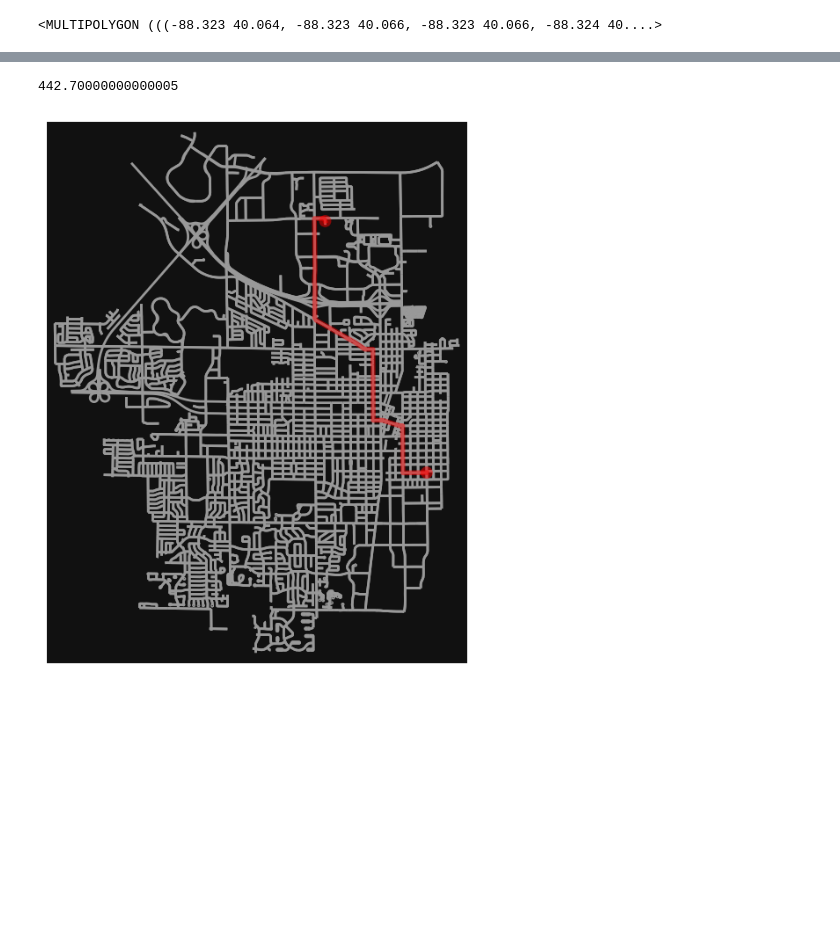
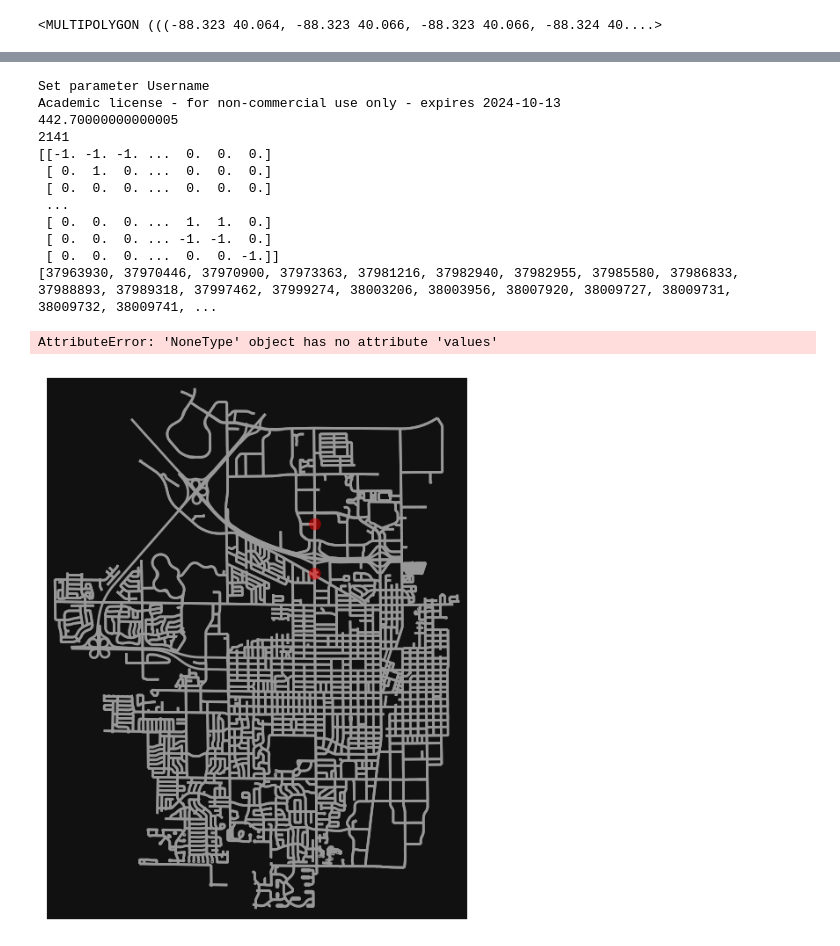
Before and after one commit to jcrayb/transport-research-project, a Jupyter notebook: osmnx/test.ipynb, the cells around one changed output, grey strips where cells are left out. Cells and saved outputs as stored; diff of their text form; code cells hidden in the pictures; blank space fills up the shorter version.

```diff
--- a/osmnx/test.ipynb
+++ b/osmnx/test.ipynb
@@ -39,11 +33,3 @@ for i,node in enumerate(nodes):
         views = [view for view in champaign[node].values()]
         for view in views:
             print(view[0]['name'])'''
-
-edges = champaign.edges
-
-for i, edge in enumerate(edges):
-    if not i:
-        print(edge)
-        print(champaign[edge[0]][edge[1]])
-        #print(champaign[edge[1]])
@@ -85,0 +65,12 @@ ox.plot_graph(champaign)
+# %%
+import networkx as nx
+import numpy as np
+
+for i, node in enumerate(champaign.nodes):
+    if node == starting_node:
+        start_idx = i
+    elif node == final_node:
+        final_idx = i
+
+print(start_idx, final_idx)
+print(starting_node)
@@ -86,8 +134,15 @@ ox.plot_graph(champaign)
 # %%
+import networkx as nx
 import gurobipy as gp
 from gurobipy import GRB
+import numpy as np
 
-edges = list(champaign.edges)
+G = nx.DiGraph()
+
+edges = champaign.edges
+
+G.add_nodes_from(champaign.nodes())
+G.add_edges_from(champaign.edges())
 
 banned_coords = [(40.130902, -88.243662), (40.130462, -88.238855), (40.132660, -88.243546)]
 
@@ -134,60 +189,51 @@ m.Params.LogToConsole = 0
 m.Params.Method = 0
 
 f = m.addMVar(shape=n_edges, vtype=GRB.CONTINUOUS, lb=0, name="")
 
 weights = [travel_time for edge, travel_time in travel_times_dict.items()]
 
 m.addConstr(A@f==b)
 #m.addConstr(f[edge_idx] == 0)
 obj = np.array(weights)@f
 m.setObjective(obj, GRB.MINIMIZE)
 m.optimize()
 
 print(m.ObjVal)
 
 flows = m.getAttr("X", m.getVars())
 
 flowed_edges_idx = []
 flowed_edges = []
 
 for i in range(len(flows)):
         if flows[i]:
             flowed_edges_idx += [i]
 
-flowed_pts = []
+route  = []
 
-for i, (u, v, k) in enumerate(champaign.edges):
+for i, edge in enumerate(champaign.edges):
     if i in flowed_edges_idx:
-        flowed_edges += [(u, v)]
+        route += [edge[0]]
 
-        for pt in (u, v):
-            if pt not in flowed_pts:
-                flowed_pts += [pt]
+print(G.number_of_nodes())
+print(A)
 
+print(route)
 
-
-
-current_edge = [edge for edge in flowed_edges if edge[0] == starting_node][0]
-
-route_edges = [current_edge]
-route_pts = [current_edge[0]]
-
-flowed_edges.remove(current_edge)
-
-while len(flowed_edges):
-    for edge in flowed_edges:
-        #print(edge, current_edge)
-        if current_edge[1] == edge[0]:
-            route_edges += [edge]
-            route_pts += [edge[0]]
-            flowed_edges.remove(edge)
-            current_edge = edge
-            continue
-
-fig, ax = ox.plot_graph_route(champaign, route_pts, node_color='w', node_edgecolor='k', node_size=0,
-                           node_zorder=3, edge_linewidth=2)
-
-#print(list(champaign.nodes)[edge_idx[0]] in flowed_pts)
+fig, ax = ox.plot_graph_route(champaign, route,  node_color='w', node_edgecolor='k', node_size=0,
+                                node_zorder=3, edge_linewidth=2)
 # %% [output]
+Set parameter Username
+Academic license - for non-commercial use only - expires 2024-10-13
 442.70000000000005
+2141
+[[-1. -1. -1. ...  0.  0.  0.]
+ [ 0.  1.  0. ...  0.  0.  0.]
+ [ 0.  0.  0. ...  0.  0.  0.]
+ ...
+ [ 0.  0.  0. ...  1.  1.  0.]
+ [ 0.  0.  0. ... -1. -1.  0.]
+ [ 0.  0.  0. ...  0.  0. -1.]]
+[37963930, 37970446, 37970900, 37973363, 37981216, 37982940, 37982955, 37985580, 37986833, 37988893, 37989318, 37997462, 37999274, 38003206, 38003956, 38007920, 38009727, 38009731, 38009732, 38009741, ...
+AttributeError: 'NoneType' object has no attribute 'values'
-[figure, old version]
+[figure, new version]
```
Also changed, not shown: parts of 18 cells of this notebook, 4 other files.
